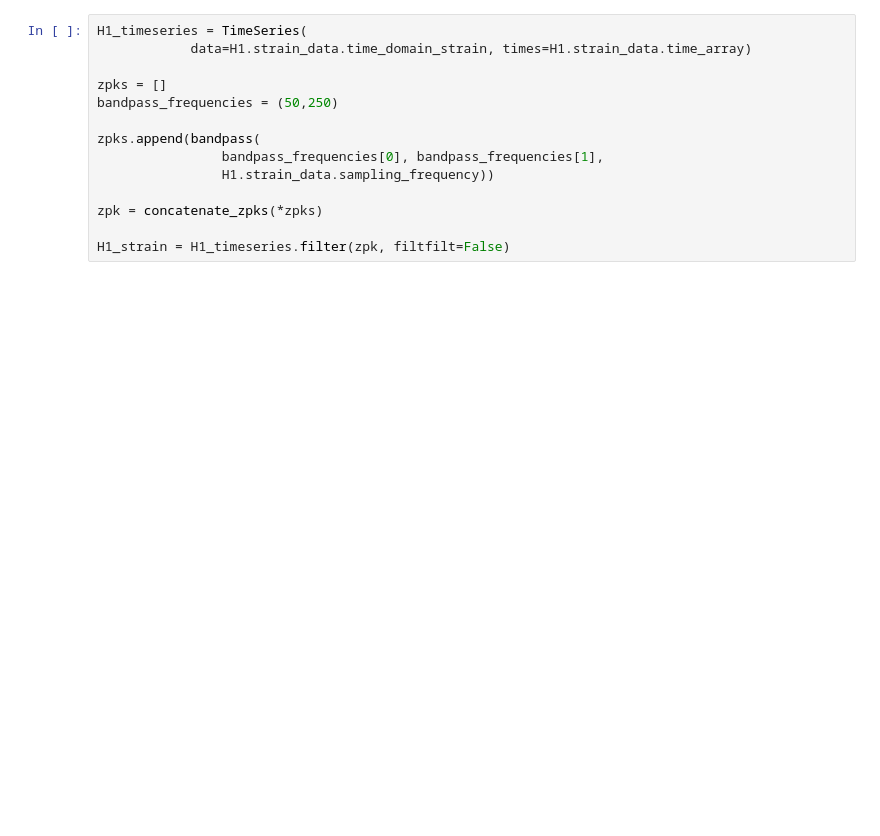
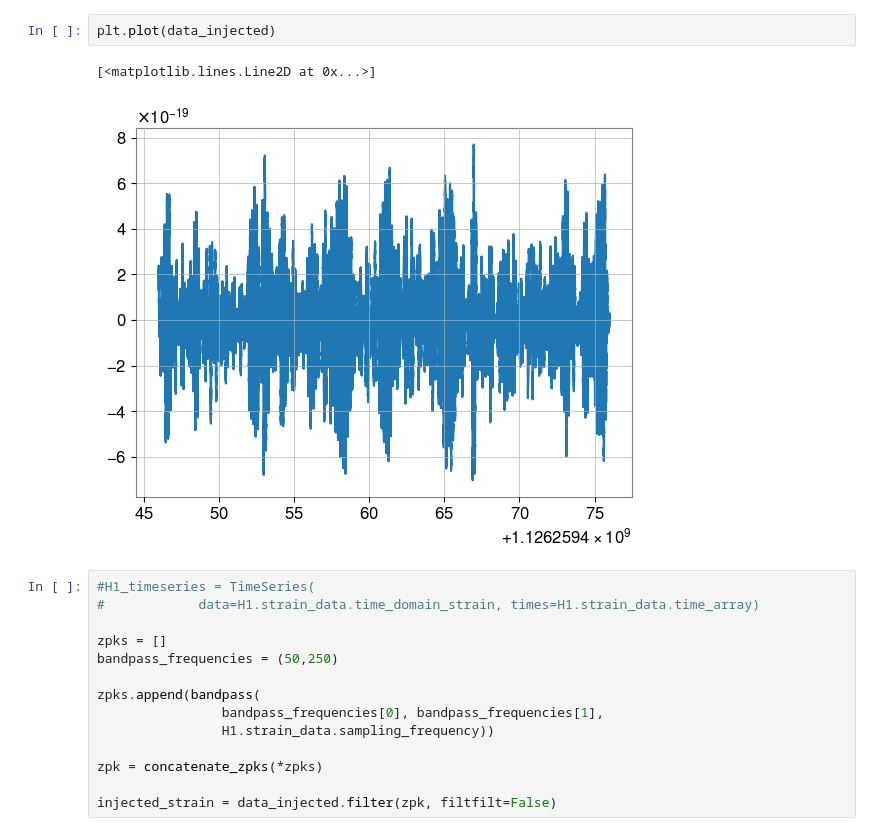
Before and after one commit to eMillar2718/GW_ChirpSim, a Jupyter notebook: GW_sim_test.ipynb, the cells around one changed output. Saved outputs shown, nothing was run; the diff lists cells and outputs as text; blank space fills up the shorter version.

```diff
--- a/GW_sim_test.ipynb
+++ b/GW_sim_test.ipynb
@@ -80,6 +100,11 @@ H1.inject_signal_from_waveform_generator(
+# %%
+plt.plot(data_injected)
+# %% [output]
+[<matplotlib.lines.Line2D at 0x...>]
+[figure, added]
 # %%
-H1_timeseries = TimeSeries(
-            data=H1.strain_data.time_domain_strain, times=H1.strain_data.time_array)
+#H1_timeseries = TimeSeries(
+#            data=H1.strain_data.time_domain_strain, times=H1.strain_data.time_array)
 
 zpks = []
 bandpass_frequencies = (50,250)
@@ -90,5 +115,5 @@ zpks.append(bandpass(
 
 zpk = concatenate_zpks(*zpks)
 
-H1_strain = H1_timeseries.filter(zpk, filtfilt=False)
+injected_strain = data_injected.filter(zpk, filtfilt=False)
 # %%
```
Also changed, not shown: parts of 10 cells of this notebook.
